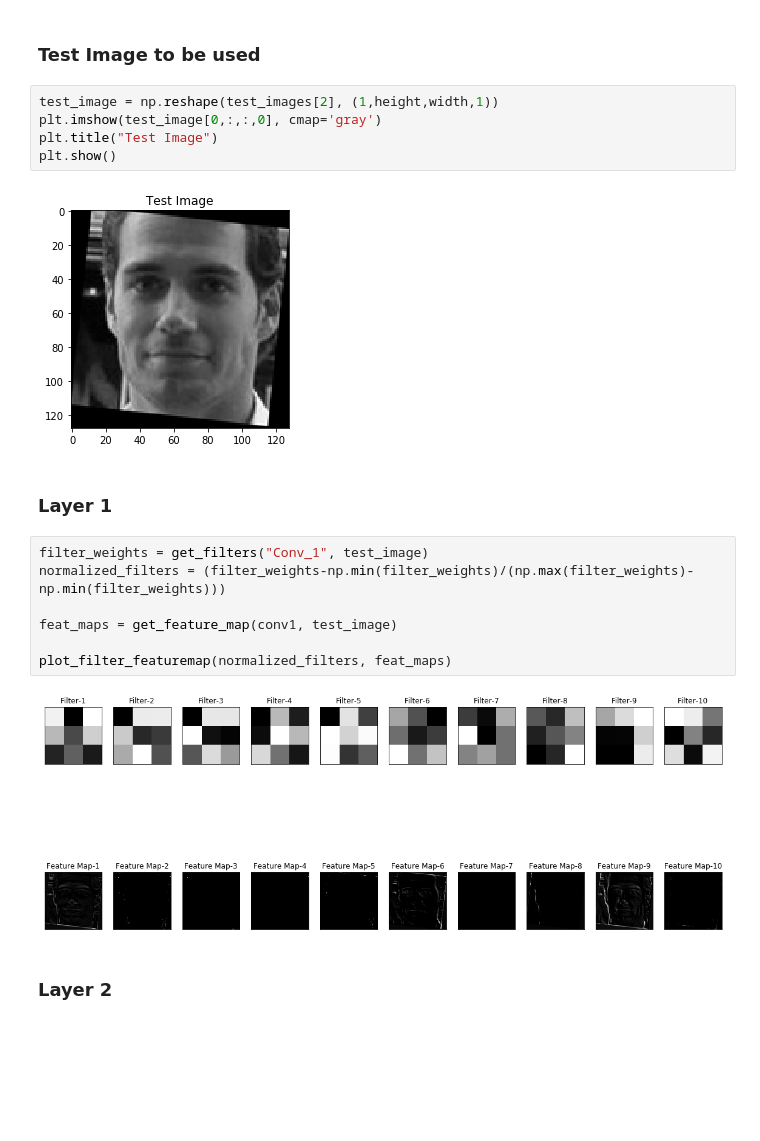
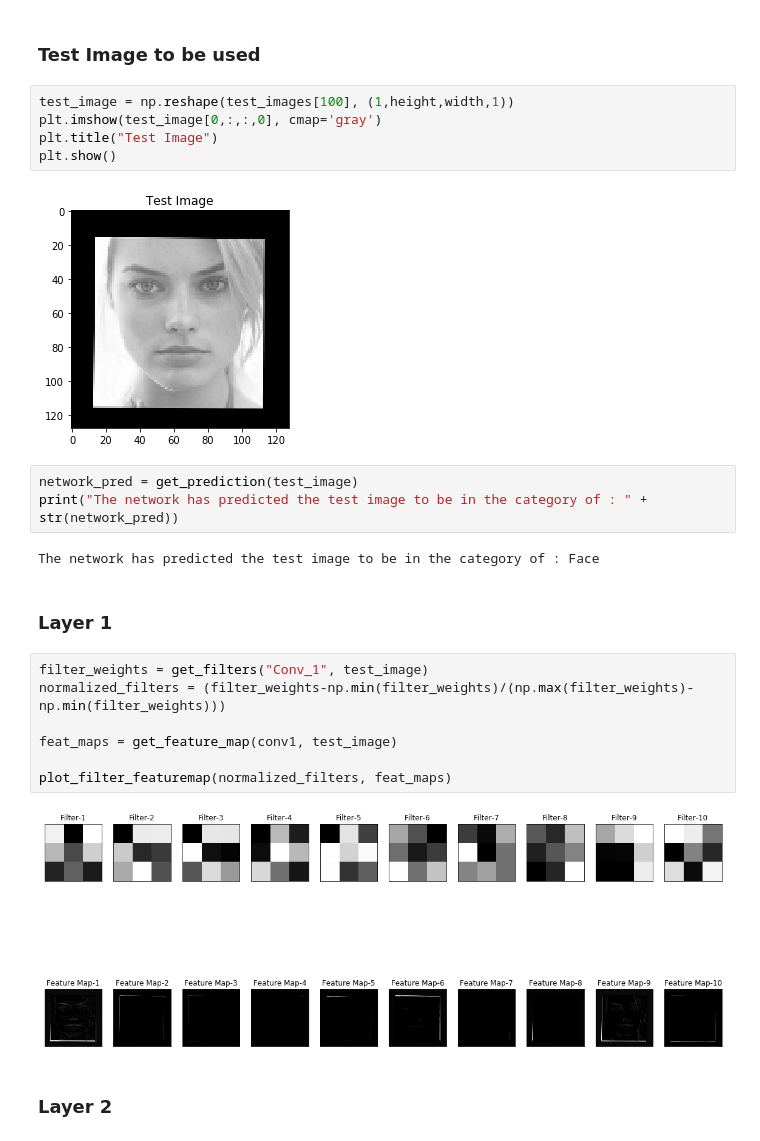
Before and after one commit to Ugenteraan/Visualizing-CNN, a Jupyter notebook: Deep-CNN.ipynb, the cells around one changed output. Cells and saved outputs as stored; diff of their text form; blank space fills up the shorter version.

Commit message:
added network pred

```diff
--- a/Deep-CNN.ipynb
+++ b/Deep-CNN.ipynb
@@ -322,12 +336,17 @@ def plot_filter_featuremap(filters,featuremaps):
 # %% [markdown]
 ### Test Image to be used
 # %%
-test_image = np.reshape(test_images[2], (1,height,width,1))
+test_image = np.reshape(test_images[100], (1,height,width,1))
 plt.imshow(test_image[0,:,:,0], cmap='gray')
 plt.title("Test Image")
 plt.show()
 # %% [output]
-[figure, old version]
+[figure, new version]
+# %%
+network_pred = get_prediction(test_image)
+print("The network has predicted the test image to be in the category of : " + str(network_pred))
+# %% [output]
+The network has predicted the test image to be in the category of : Face
 # %% [markdown]
 ### Layer 1
 # %%
@@ -338,7 +357,7 @@ feat_maps = get_feature_map(conv1, test_image)
 
 plot_filter_featuremap(normalized_filters, feat_maps)
 # %% [output]
-[figure, old version]
+[figure, new version]
 # %% [markdown]
 ### Layer 2
 # %%
```
Also changed, not shown: parts of 6 cells of this notebook.
